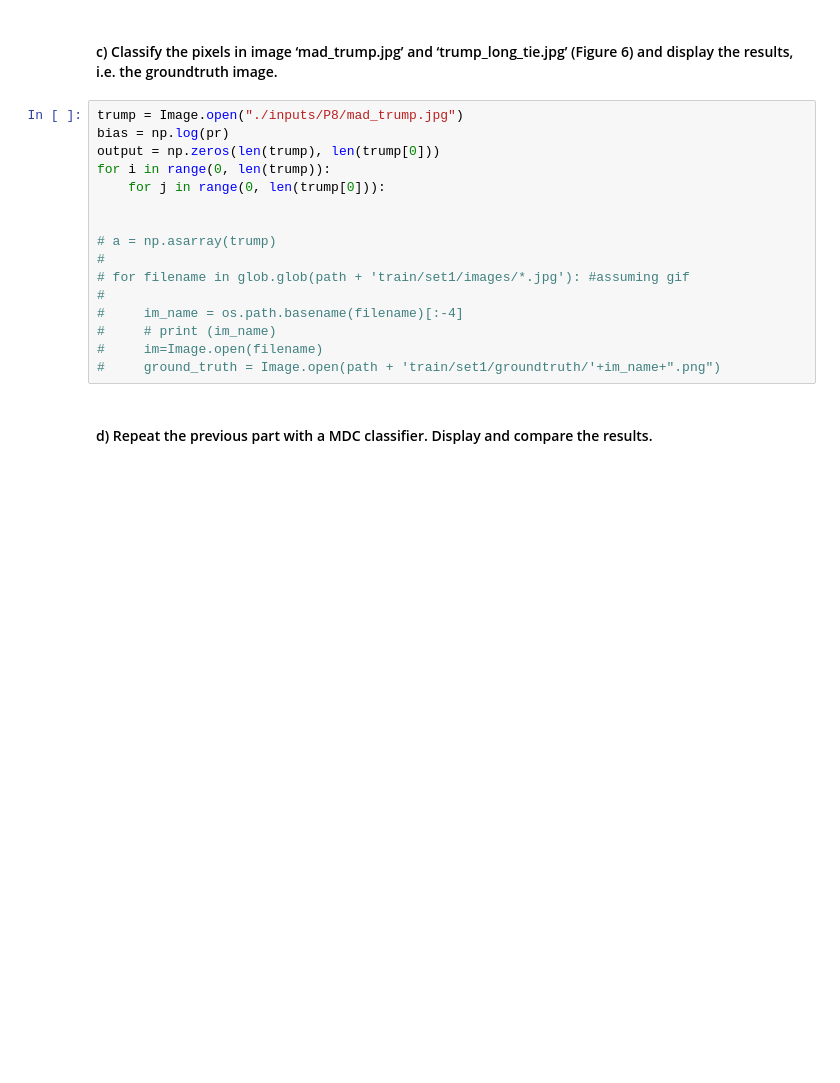
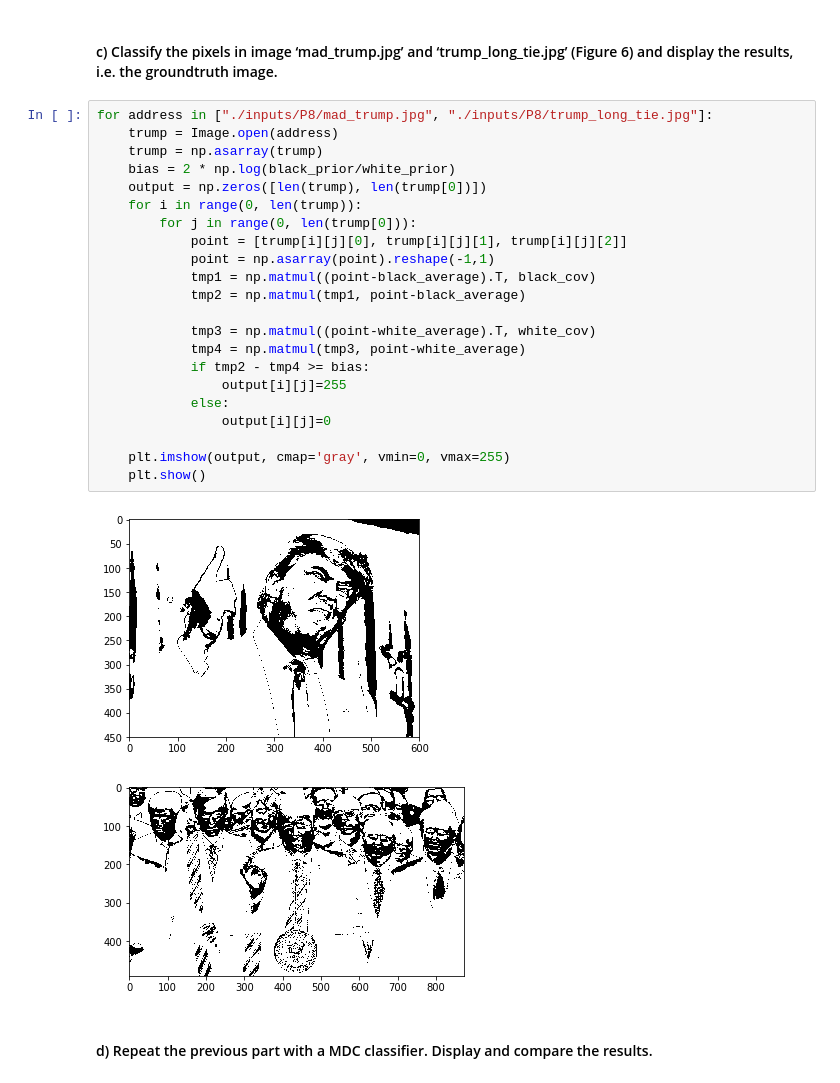
Before and after one commit to AliMorty/Pattern-Recognition, a Jupyter notebook: HW2/Question8.ipynb, the cells around one changed output. Drawn from its saved outputs; the diff is of its cells as text; blank space fills up the shorter version.

```diff
--- a/HW2/Question8.ipynb
+++ b/HW2/Question8.ipynb
@@ -109,21 +114,30 @@ Covariance Matrix
  [6287.91273555 6897.54707591 7098.99338834]]
 # %% [markdown]
 #### c) Classify the pixels in image ‘mad_trump.jpg’ and ‘trump_long_tie.jpg’ (Figure 6) and display the results, i.e. the groundtruth image.
-# %%
-trump = Image.open("./inputs/P8/mad_trump.jpg")
-bias = np.log(pr)
-output = np.zeros(len(trump), len(trump[0]))
-for i in range(0, len(trump)):
-    for j in range(0, len(trump[0])):
-
-
-# a = np.asarray(trump)
-#
-# for filename in glob.glob(path + 'train/set1/images/*.jpg'): #assuming gif
-#
-#     im_name = os.path.basename(filename)[:-4]
-#     # print (im_name)
-#     im=Image.open(filename)
-#     ground_truth = Image.open(path + 'train/set1/groundtruth/'+im_name+".png")
+# %%
+for address in ["./inputs/P8/mad_trump.jpg", "./inputs/P8/trump_long_tie.jpg"]:
+    trump = Image.open(address)
+    trump = np.asarray(trump)
+    bias = 2 * np.log(black_prior/white_prior)
+    output = np.zeros([len(trump), len(trump[0])])
+    for i in range(0, len(trump)):
+        for j in range(0, len(trump[0])):
+            point = [trump[i][j][0], trump[i][j][1], trump[i][j][2]]
+            point = np.asarray(point).reshape(-1,1)
+            tmp1 = np.matmul((point-black_average).T, black_cov)
+            tmp2 = np.matmul(tmp1, point-black_average)
+
+            tmp3 = np.matmul((point-white_average).T, white_cov)
+            tmp4 = np.matmul(tmp3, point-white_average)
+            if tmp2 - tmp4 >= bias:
+                output[i][j]=255
+            else:
+                output[i][j]=0
+
+    plt.imshow(output, cmap='gray', vmin=0, vmax=255)
+    plt.show()
+# %% [output]
+[figure, added]
+[figure, added]
 # %% [markdown]
 #### d) Repeat the previous part with a MDC classifier. Display and compare the results.
```
Also changed, not shown: parts of 7 cells of this notebook.
